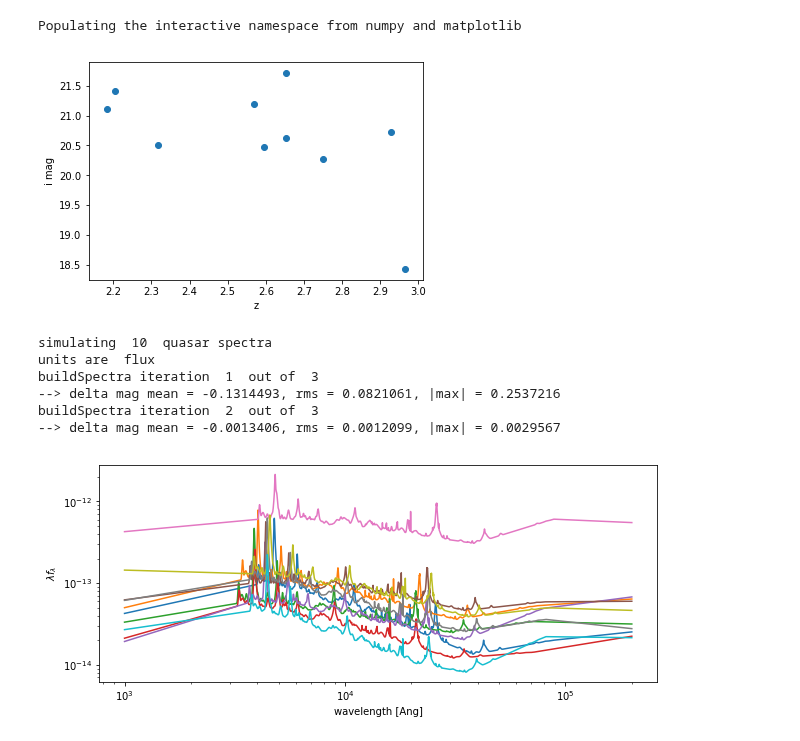
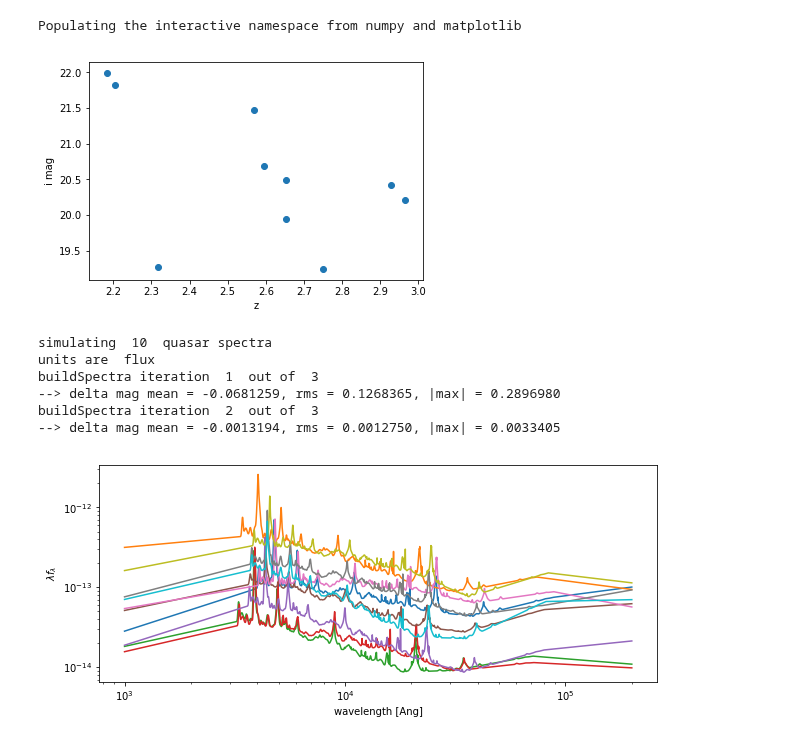
Before and after one commit to imcgreer/simqso, a Jupyter notebook: examples/quickspeclibrary.ipynb, the cells around one changed output. Cells and saved outputs as stored; diff of their text form; code cells hidden in the pictures.

```diff
--- a/examples/quickspeclibrary.ipynb
+++ b/examples/quickspeclibrary.ipynb
@@ -15,17 +13,19 @@ wave = sqbase.fixed_R_dispersion(1000,20e4,1000)
 # %%
 # just make up a few random redshifts between z=2 and z=3, then assign apparent mags according
 # to the BOSS DR9 QLF
 nqso = 10
+np.random.seed(12345)
 zin = 2.0 + np.random.rand(nqso)
 kcorr = sqbase.ContinuumKCorr('SDSS-i',1450)
-qsos = generateQlfPoints(BOSS_DR9_PLEpivot(cosmo=cosmo),
+qsos = generateQlfPoints(BOSS_DR9_PLEpivot(cosmo=Planck13),
                          (17,22),(2.0,3.0),
-                         kcorr=kcorr,zin=zin)
+                         kcorr=kcorr,zin=zin,
+                         qlfseed=12345,gridseed=67890)
 scatter(qsos.z,qsos.appMag)
 xlabel('z')
 ylabel('i mag');
 # %% [output]
-[figure, old version]
+[figure, new version]
 # %%
 # add the fiducial quasar SED model from BOSS DR9, don't add IGM absorption
 sedVars = get_BossDr9_model_vars(qsos,wave,0,noforest=True)
@@ -41,9 +41,9 @@ _,spectra = buildSpectraBulk(wave,qsos,saveSpectra=True,maxIter=3,verbose=10)
 simulating  10  quasar spectra
 units are  flux
 buildSpectra iteration  1  out of  3
---> delta mag mean = -0.1314493, rms = 0.0821061, |max| = 0.2537216
+--> delta mag mean = -0.0681259, rms = 0.1268365, |max| = 0.2896980
 buildSpectra iteration  2  out of  3
---> delta mag mean = -0.0013406, rms = 0.0012099, |max| = 0.0029567
+--> delta mag mean = -0.0013194, rms = 0.0012750, |max| = 0.0033405
 # %%
 figure(figsize=(10,4))
 plot(wave,(wave*spectra).transpose())
@@ -52,7 +52,7 @@ yscale('log')
 xlabel('wavelength [Ang]')
 ylabel(r'$\lambda{f}_\lambda}$');
 # %% [output]
-[figure, old version]
+[figure, new version]
 # %%
 # the parameter values for each spectrum
 qsos.data
```
Also changed, not shown: parts of 2 cells of this notebook, 1 other file.
